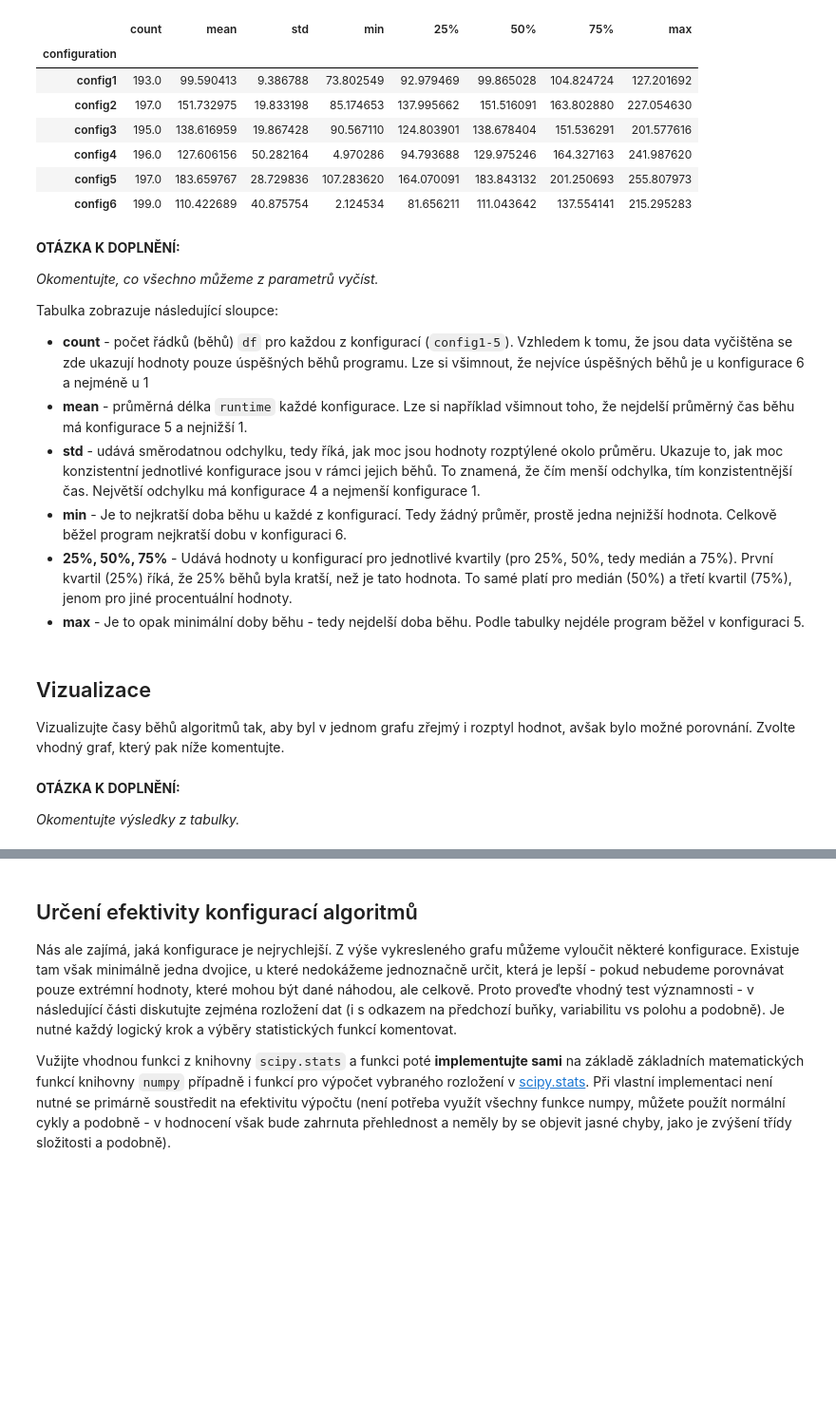
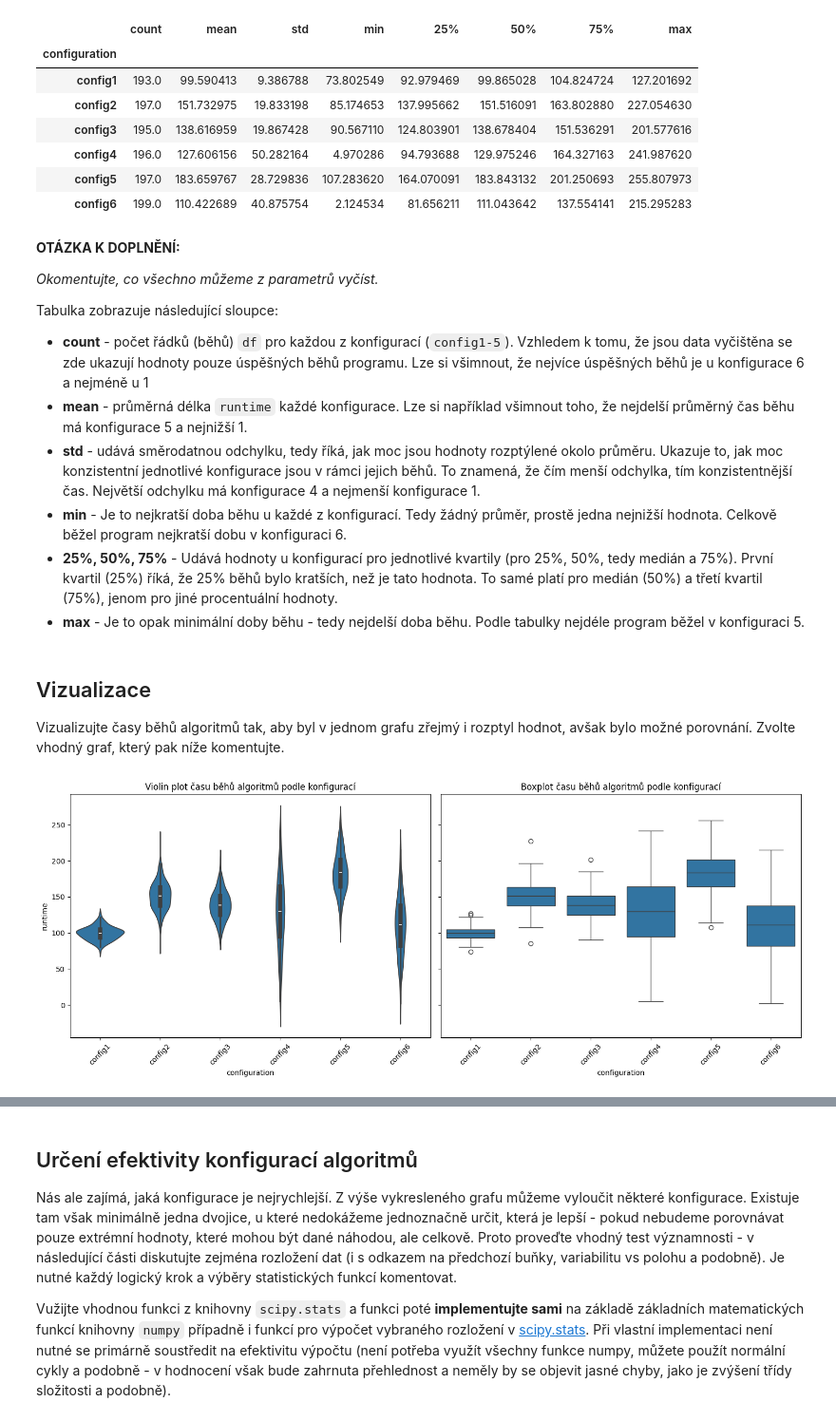
Before and after one commit to MOONYROS/VUT-MSP-projects, a Jupyter notebook: proj1/proj1.ipynb, the cells around one changed output, grey strips where cells are left out. Shown at 95% size. Saved outputs shown, nothing was run; the diff lists cells and outputs as text; code cells hidden in the pictures; blank space fills up the shorter version.

```diff
--- a/proj1/proj1.ipynb
+++ b/proj1/proj1.ipynb
@@ -147,7 +147,7 @@ Tabulka zobrazuje následující sloupce:
 * **mean** - průměrná délka `runtime` každé konfigurace. Lze si například všimnout toho, že nejdelší průměrný čas běhu má konfigurace 5 a nejnižší 1.
 * **std** - udává směrodatnou odchylku, tedy říká, jak moc jsou hodnoty rozptýlené okolo průměru. Ukazuje to, jak moc konzistentní jednotlivé konfigurace jsou v rámci jejich běhů. To znamená, že čím menší odchylka, tím konzistentnější čas. Největší odchylku má konfigurace 4 a nejmenší konfigurace 1.
 * **min** - Je to nejkratší doba běhu u každé z konfigurací. Tedy žádný průměr, prostě jedna nejnižší hodnota. Celkově běžel program nejkratší dobu v konfiguraci 6.
-* **25%, 50%, 75%** - Udává hodnoty u konfigurací pro jednotlivé kvartily (pro 25%, 50%, tedy medián a 75%). První kvartil (25%) říká, že 25% běhů byla kratší, než je tato hodnota. To samé platí pro medián (50%) a třetí kvartil (75%), jenom pro jiné procentuální hodnoty.
+* **25%, 50%, 75%** - Udává hodnoty u konfigurací pro jednotlivé kvartily (pro 25%, 50%, tedy medián a 75%). První kvartil (25%) říká, že 25% běhů bylo kratších, než je tato hodnota. To samé platí pro medián (50%) a třetí kvartil (75%), jenom pro jiné procentuální hodnoty.
 * **max** - Je to opak minimální doby běhu - tedy nejdelší doba běhu. Podle tabulky nejdéle program běžel v konfiguraci 5.
 # %% [markdown]
 ## Vizualizace
@@ -157,4 +155,17 @@ Vizualizujte časy běhů algoritmů tak, aby byl v jednom grafu zřejmý i rozp
-# %% [markdown]
-__OTÁZKA K DOPLNĚNÍ:__
-
-_Okomentujte  výsledky z tabulky._
+# %%
+fig, axes = plt.subplots(1, 2, figsize=(15, 6), sharex=True, sharey=True)
+
+# Violin plot
+sns.violinplot(ax = axes[0], x = "configuration", y = "runtime", data = df)
+axes[0].set_title("Violin plot času běhů algoritmů podle konfigurací")
+axes[0].tick_params(axis = "x", rotation=45)
+
+# Boxplot
+sns.boxplot(ax = axes[1], x = "configuration", y = "runtime", data = df)
+axes[1].set_title("Boxplot času běhů algoritmů podle konfigurací")
+axes[1].tick_params(axis = "x", rotation = 45)
+
+plt.tight_layout()
+plt.show()
+# %% [output]
+[figure, added]
```
Also changed, not shown: parts of 2 cells of this notebook.
